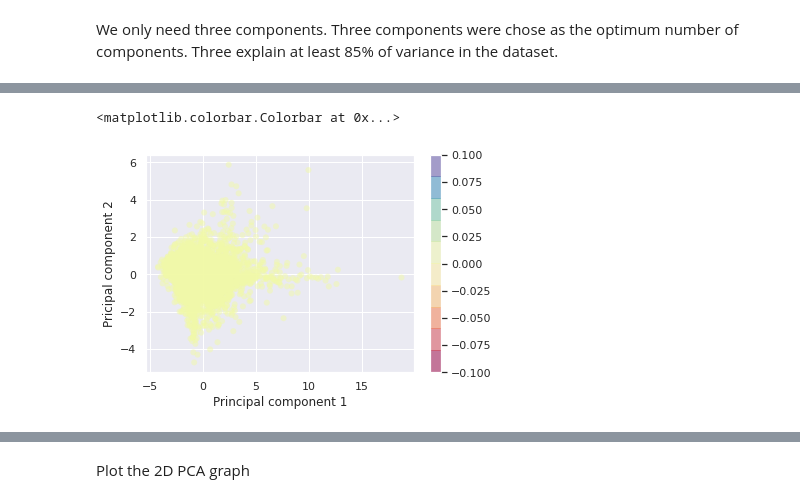
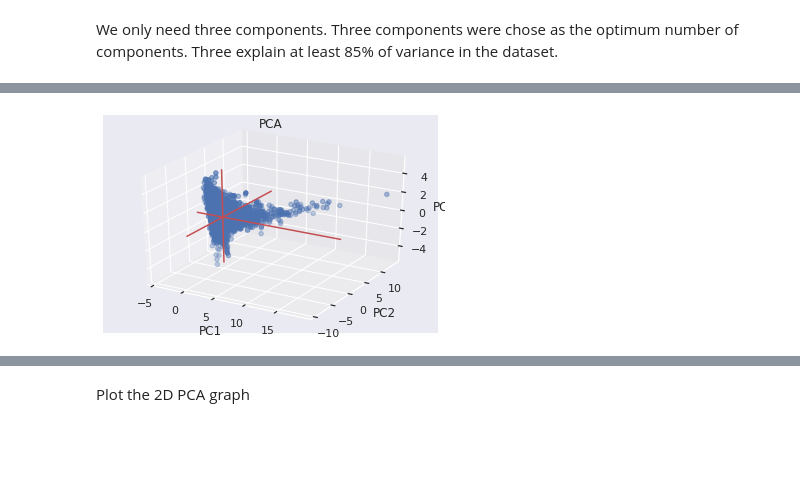
Before and after one commit to MarciaFG/scimobility, a Jupyter notebook: AlignP_PCA.ipynb, the cells around one changed output, grey strips where cells are left out. Drawn from its saved outputs; the diff is of its cells as text; code cells hidden in the pictures; blank space fills up the shorter version.

```diff
--- a/AlignP_PCA.ipynb
+++ b/AlignP_PCA.ipynb
@@ -527,10 +532,0 @@ plt.show()
-# %%
-plt.scatter(principalComponents[:, 0], principalComponents[:, 3],
-c=Y_costheta_response, edgecolor='none', alpha=0.5,
-cmap=plt.cm.get_cmap('Spectral', 10))
-plt.xlabel('Principal component 1')
-plt.ylabel('Pricipal component 2')
-plt.colorbar()
-# %% [output]
-<matplotlib.colorbar.Colorbar at 0x...>
-[figure, removed]
@@ -536,0 +535,23 @@ plt.colorbar()
+# %%
+
+# Plot initialisation
+fig = plt.figure()
+ax = fig.add_subplot(111, projection='3d')
+ax.scatter(X_pca_df['PCA0'], X_pca_df['PCA1'], X_pca_df['PCA2'])
+
+# make simple, bare axis lines through space:
+xAxisLine = ((min(X_pca_df['PCA0']), max(X_pca_df['PCA0'])), (0, 0), (0,0))
+ax.plot(xAxisLine[0], xAxisLine[1], xAxisLine[2], 'r')
+yAxisLine = ((0, 0), (min(X_pca_df['PCA1']), max(X_pca_df['PCA1'])), (0,0))
+ax.plot(yAxisLine[0], yAxisLine[1], yAxisLine[2], 'r')
+zAxisLine = ((0, 0), (0,0), (min(X_pca_df['PCA2']), max(X_pca_df['PCA2'])))
+ax.plot(zAxisLine[0], zAxisLine[1], zAxisLine[2], 'r')
+
+# label the axes
+ax.set_xlabel("PC1")
+ax.set_ylabel("PC2")
+ax.set_zlabel("PC3")
+ax.set_title("PCA")
+plt.show()
+# %% [output]
+[figure, added]
```
Also changed, not shown: parts of 13 cells of this notebook.
